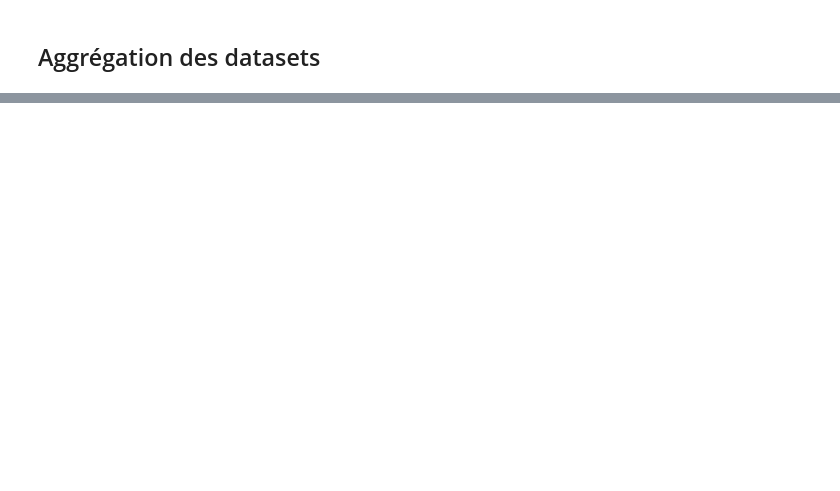
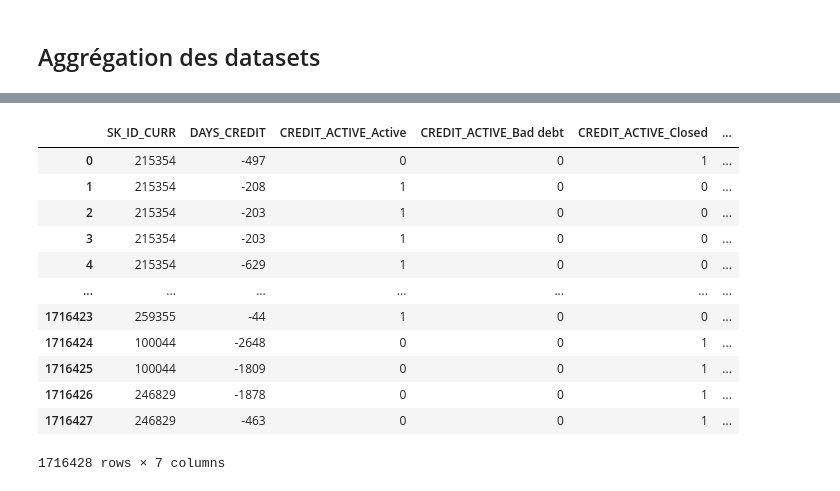
Before and after one commit to ClementPatin/OC-P4, a Jupyter notebook: Patin_Clement_1_notebook_072023.ipynb, the cells around one changed output, grey strips where cells are left out. Cells and saved outputs as stored; diff of their text form; code cells hidden in the pictures; blank space fills up the shorter version.

```diff
--- a/Patin_Clement_1_notebook_072023.ipynb
+++ b/Patin_Clement_1_notebook_072023.ipynb
@@ -729,0 +846,18 @@ lowMemAppliDf
+# %%
+burTestCols=["SK_ID_CURR","DAYS_CREDIT"]+[col for col in encodedBurDf.columns if "ACTIVE" in col]
+burTest = encodedBurDf[burTestCols]
+burTest
+# %% [output]
+|  | SK_ID_CURR | DAYS_CREDIT | CREDIT_ACTIVE_Active | CREDIT_ACTIVE_Bad debt | CREDIT_ACTIVE_Closed | ... |
+| 0 | 215354 | -497 | 0 | 0 | 1 | ... |
+| 1 | 215354 | -208 | 1 | 0 | 0 | ... |
+| 2 | 215354 | -203 | 1 | 0 | 0 | ... |
+| 3 | 215354 | -203 | 1 | 0 | 0 | ... |
+| 4 | 215354 | -629 | 1 | 0 | 0 | ... |
+| ... | ... | ... | ... | ... | ... | ... |
+| 1716423 | 259355 | -44 | 1 | 0 | 0 | ... |
+| 1716424 | 100044 | -2648 | 0 | 0 | 1 | ... |
+| 1716425 | 100044 | -1809 | 0 | 0 | 1 | ... |
+| 1716426 | 246829 | -1878 | 0 | 0 | 1 | ... |
+| 1716427 | 246829 | -463 | 0 | 0 | 1 | ... |
+1716428 rows × 7 columns
```
Also changed, not shown: parts of 19 cells of this notebook, 2 other files.
